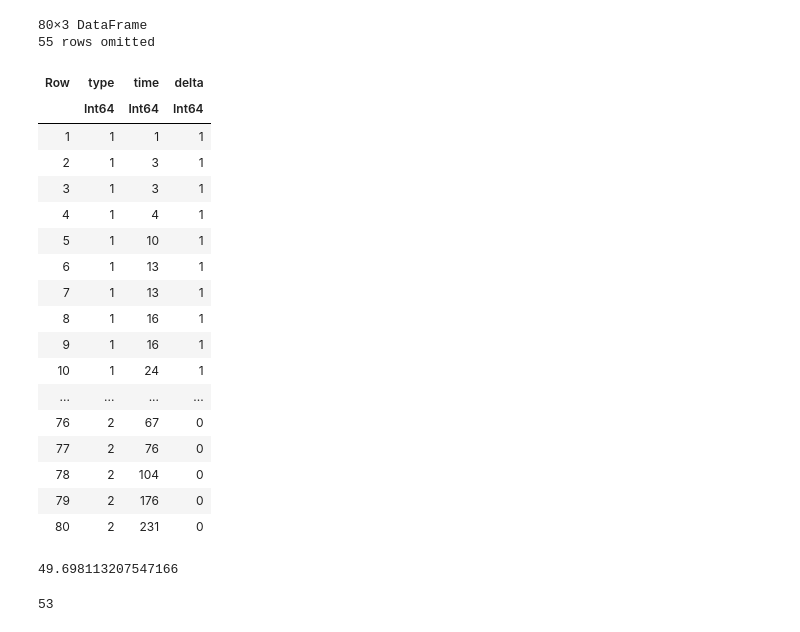
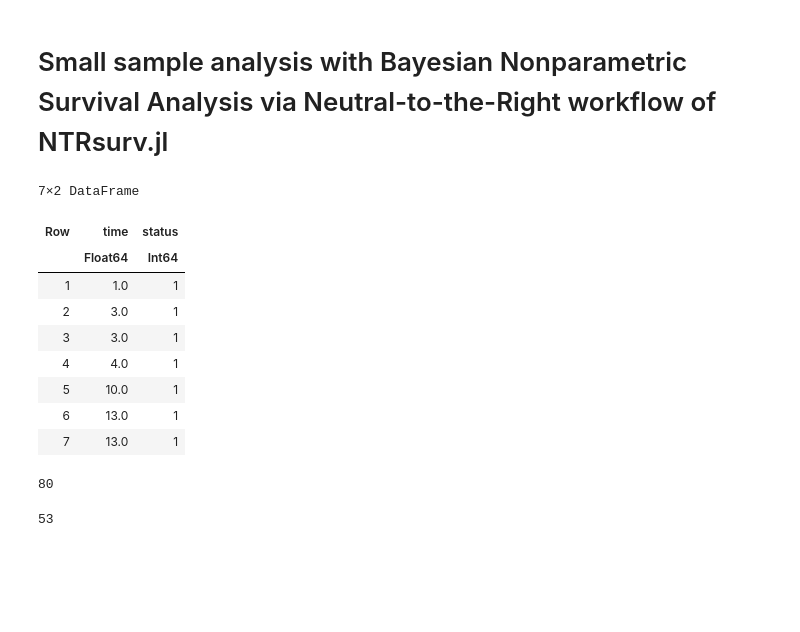
Before and after one commit to alan7riva/NTRsurv.jl, a Jupyter notebook: examples/small_sample_analysis.ipynb, the cells around one changed output. Saved outputs shown, nothing was run; the diff lists cells and outputs as text; code cells hidden in the pictures; blank space fills up the shorter version.

Commit message:
Updated small_sample_analysis notebook tutorial.

```diff
--- a/examples/small_sample_analysis.ipynb
+++ b/examples/small_sample_analysis.ipynb
@@ -15,24 +17,19 @@ Random.seed!(1234)
+# %% [markdown]
+# Small sample analysis with Bayesian Nonparametric Survival Analysis via Neutral-to-the-Right workflow of NTRsurv.jl
 # %%
-tongue = rcopy(R"tongue")
+# Load data
+tongue_path = joinpath( dirname(dirname(pathof(NTRsurv))), "examples", "data", "tongue.csv")
+tongue = CSV.read(tongue_path, DataFrame)
+first(tongue,7)
 # %% [output]
-80×3 DataFrame
-55 rows omitted
+7×2 DataFrame
-| Row | type | time | delta |
-|  | Int64 | Int64 | Int64 |
-| 1 | 1 | 1 | 1 |
-| 2 | 1 | 3 | 1 |
-| 3 | 1 | 3 | 1 |
-| 4 | 1 | 4 | 1 |
-| 5 | 1 | 10 | 1 |
-| 6 | 1 | 13 | 1 |
-| 7 | 1 | 13 | 1 |
-| 8 | 1 | 16 | 1 |
-| 9 | 1 | 16 | 1 |
-| 10 | 1 | 24 | 1 |
-| ... | ... | ... | ... |
-| 76 | 2 | 67 | 0 |
-| 77 | 2 | 76 | 0 |
-| 78 | 2 | 104 | 0 |
-| 79 | 2 | 176 | 0 |
-| 80 | 2 | 231 | 0 |
+| Row | time | status |
+|  | Float64 | Int64 |
+| 1 | 1.0 | 1 |
+| 2 | 3.0 | 1 |
+| 3 | 3.0 | 1 |
+| 4 | 4.0 | 1 |
+| 5 | 10.0 | 1 |
+| 6 | 13.0 | 1 |
+| 7 | 13.0 | 1 |
 # %%
@@ -41 +40,6 @@ T = float.(tongue[!,:time])
+# %%
+# Number of observations
+length(T)
+# %% [output]
+80
 # %%
@@ -43,6 +49,2 @@ Tₑ = T[ δ .== 1 ]
 Tₒ = T[ δ .== 0 ];
-# %%
-mean(Tₑ)
-# %% [output]
-49.698113207547166
 # %%
```
Also changed, not shown: parts of 29 cells of this notebook, 1 other file.
